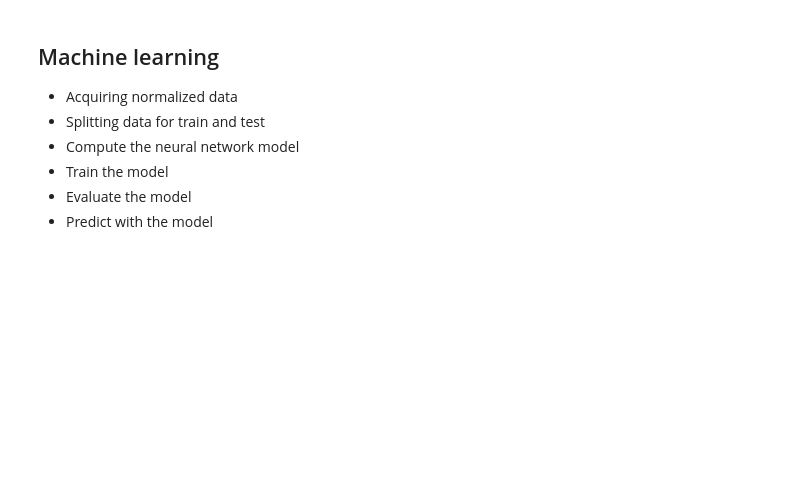
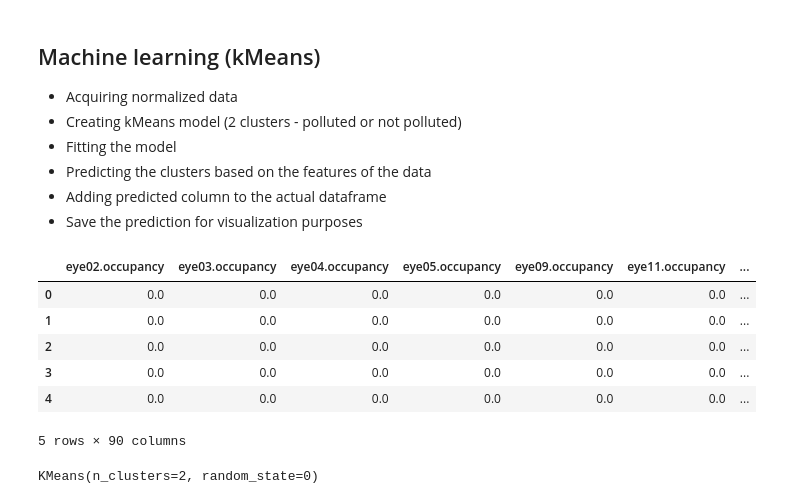
Before and after one commit to mariaasoltanei/IBD_Project, a Jupyter notebook: dataPredicting.ipynb, the cells around one changed output. Saved outputs shown, nothing was run; the diff lists cells and outputs as text; code cells hidden in the pictures; blank space fills up the shorter version.

Commit message:
update machine learning

```diff
--- a/dataPredicting.ipynb
+++ b/dataPredicting.ipynb
@@ -1,9 +1,9 @@
 # %% [markdown]
-## Machine learning
+## Machine learning (kMeans)
 
 * Acquiring normalized data
-* Splitting data for train and test
-* Compute the neural network model
-* Train the model
-* Evaluate the model
-* Predict with the model
+* Creating kMeans model (2 clusters - polluted or not polluted)
+* Fitting the model
+* Predicting the clusters based on the features of the data
+* Adding predicted column to the actual dataframe
+* Save the prediction for visualization purposes
@@ -10,12 +14,24 @@
 # %%
 # Machine learning part
 # Awaiting access to normalized data to be able to apply the model over it
 # I will assume i will get the normalized data into a dataframe object called df
 
-df = pd.read_csv('normalizedData.csv')
+df = pd.read_csv('dataNormalized_file.csv')
 df.head()
+# %% [output]
+|  | eye02.occupancy | eye03.occupancy | eye04.occupancy | eye05.occupancy | eye09.occupancy | eye11.occupancy | ... |
+| 0 | 0.0 | 0.0 | 0.0 | 0.0 | 0.0 | 0.0 | ... |
+| 1 | 0.0 | 0.0 | 0.0 | 0.0 | 0.0 | 0.0 | ... |
+| 2 | 0.0 | 0.0 | 0.0 | 0.0 | 0.0 | 0.0 | ... |
+| 3 | 0.0 | 0.0 | 0.0 | 0.0 | 0.0 | 0.0 | ... |
+| 4 | 0.0 | 0.0 | 0.0 | 0.0 | 0.0 | 0.0 | ... |
+5 rows × 90 columns
 # %%
-#Splitting the data into training and testing data
+# Create the KMeans model
+kmeans = KMeans(n_clusters=2, random_state=0)
 
-x_train, x_test, y_train, y_test = train_test_split(x, y, test_size=0.2)
+# Fit the model to the data
+kmeans.fit(df)
+# %% [output]
+KMeans(n_clusters=2, random_state=0)
 # %%
```
Also changed, not shown: parts of 8 cells of this notebook, 1 other file.
